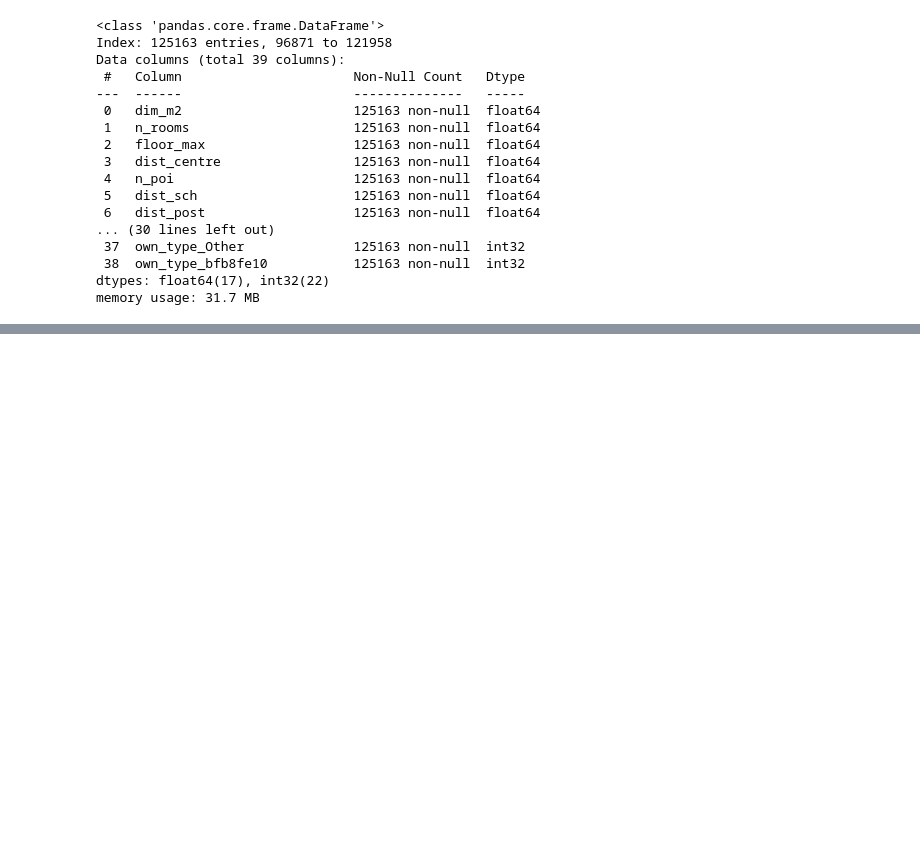
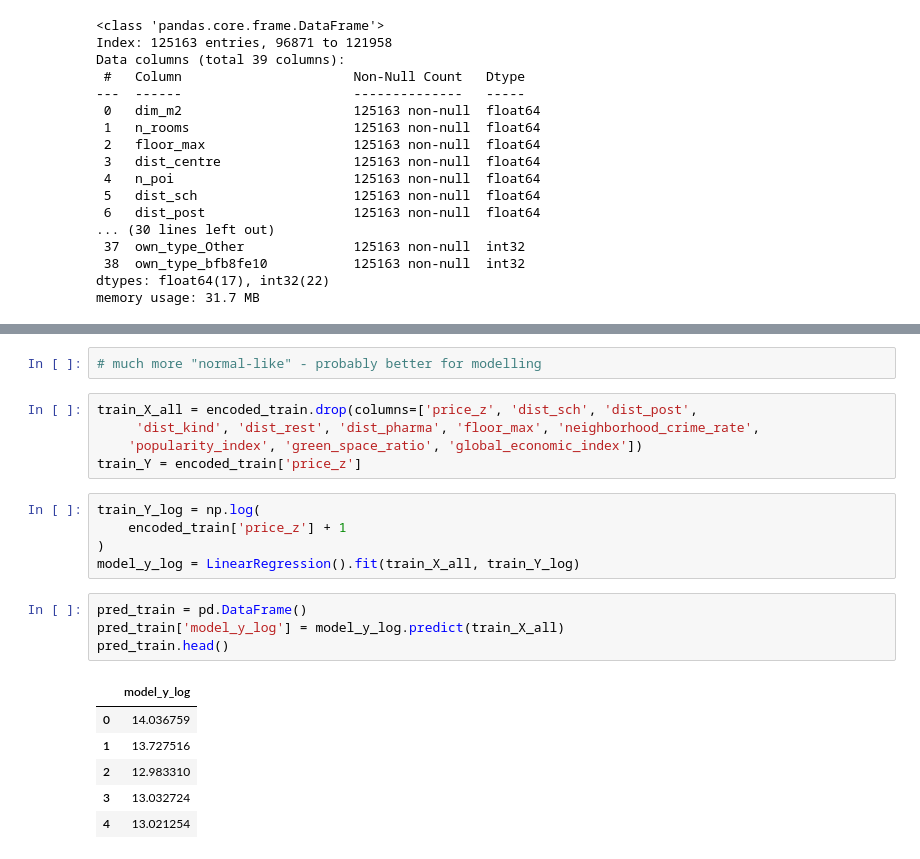
Before and after one commit to Mukhammadkodir27/Machine_Learning_Projects, a Jupyter notebook: Project-ML.ipynb, the cells around one changed output, grey strips where cells are left out. Saved outputs shown, nothing was run; the diff lists cells and outputs as text; blank space fills up the shorter version.

```diff
--- a/Project-ML.ipynb
+++ b/Project-ML.ipynb
@@ -1829,0 +1899,23 @@ memory usage: 31.7 MB
+# %%
+# much more "normal-like" - probably better for modelling
+# %%
+train_X_all = encoded_train.drop(columns=['price_z', 'dist_sch', 'dist_post',
+     'dist_kind', 'dist_rest', 'dist_pharma', 'floor_max', 'neighborhood_crime_rate',
+    'popularity_index', 'green_space_ratio', 'global_economic_index'])
+train_Y = encoded_train['price_z']
+# %%
+train_Y_log = np.log(
+    encoded_train['price_z'] + 1
+)
+model_y_log = LinearRegression().fit(train_X_all, train_Y_log)
+# %%
+pred_train = pd.DataFrame()
+pred_train['model_y_log'] = model_y_log.predict(train_X_all)
+pred_train.head()
+# %% [output]
+|  | model_y_log |
+| 0 | 14.036759 |
+| 1 | 13.727516 |
+| 2 | 12.983310 |
+| 3 | 13.032724 |
+| 4 | 13.021254 |
```
Also changed, not shown: parts of 48 cells of this notebook.
